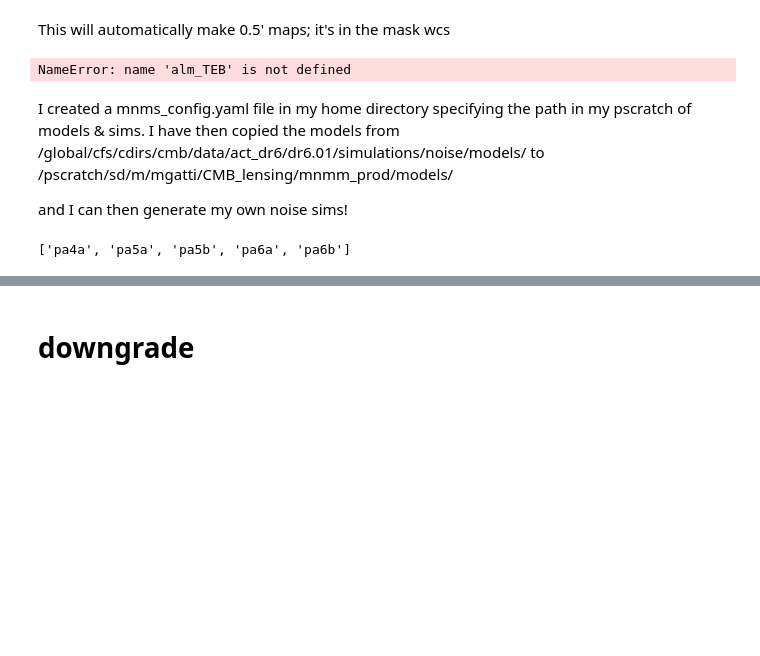
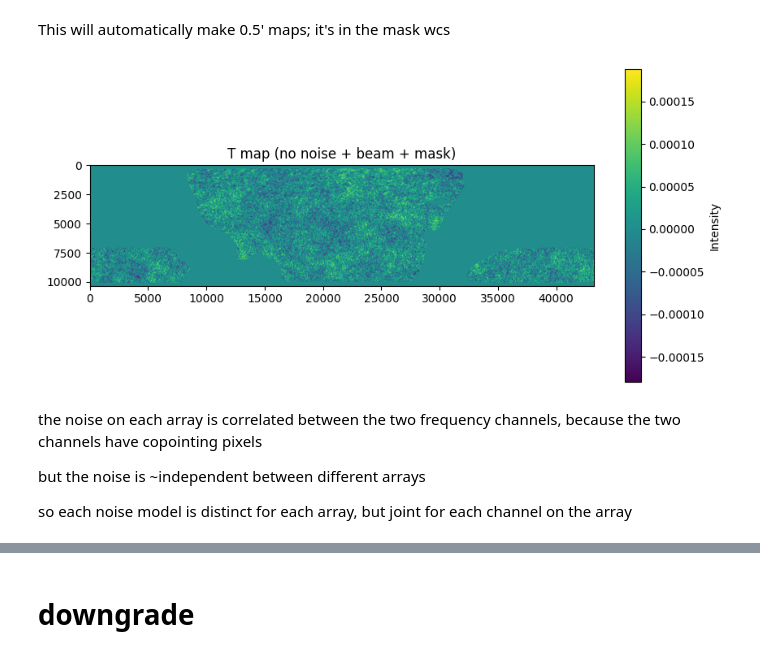
Before and after one commit to mgatti29/CMB_lensing_SBI, a Jupyter notebook: Notebooks/SBI_pipeline_CMB_lensing.ipynb, the cells around one changed output, grey strips where cells are left out. Saved outputs shown, nothing was run; the diff lists cells and outputs as text; code cells hidden in the pictures; blank space fills up the shorter version.

```diff
--- a/Notebooks/SBI_pipeline_CMB_lensing.ipynb
+++ b/Notebooks/SBI_pipeline_CMB_lensing.ipynb
@@ -486,47 +546,42 @@ Computing linear Fourier spectra.
 This will automatically make 0.5' maps; it's in the mask wcs
 # %%
 # Define paths to the mask and noise simulation files
+st = timeit.default_timer()
+
 mask_path = path_files + "/mask/act_mask_fejer1_20220316_GAL070_rms_70.00_downgrade_None.fits"
 noise_path = '/noise_sims_path/noise_sims/'
 
 # Read the mask map
 mask = enmap.read_map(mask_path)
 
 
 
 
 # Create an empty map to fill with noise
 full_shape, full_wcs = mask.shape, mask.wcs
 imap = enmap.empty((3,) + full_shape, full_wcs, dtype=np.float32)
 
 # Convert the alms to a map, convolved with the beam
 sigmap_conv = cs.alm2map(alm_TEB, imap)
 
 # Apply the mask to the map (set regions with mask < 0.25 to 0)
 sigmap_conv[:, mask < 0.25] = 0
 
 # Handle NaN values in the map (set them to 0)
 sigmap_conv[np.isnan(sigmap_conv)] = 0
 
 # Plot the temperature (T) map
 plt.figure(figsize=(10, 5))
 plt.imshow(np.array(sigmap_conv[0].data))  # Plot the T map
 plt.title('T map (no noise + beam + mask)')
 plt.colorbar(label='Intensity')
 plt.show()
 # %% [output]
-NameError: name 'alm_TEB' is not defined
+[figure, added]
 # %% [markdown]
-I created a mnms_config.yaml file in my home directory specifying the path in my pscratch of models & sims.
-I have then copied the models from
-/global/cfs/cdirs/cmb/data/act_dr6/dr6.01/simulations/noise/models/
-to
-/pscratch/sd/m/mgatti/CMB_lensing/mnmm_prod/models/
+the noise on each array is correlated between the two frequency channels, because the two channels have copointing pixels
 
-and I can then generate my own noise sims!
+but the noise is ~independent between different arrays
+
+so each noise model is distinct for each array, but joint for each channel on the array
-# %%
-
-qids_
-# %% [output]
-['pa4a', 'pa5a', 'pa5b', 'pa6a', 'pa6b']
 # %%
```
Also changed, not shown: parts of 33 cells of this notebook.
